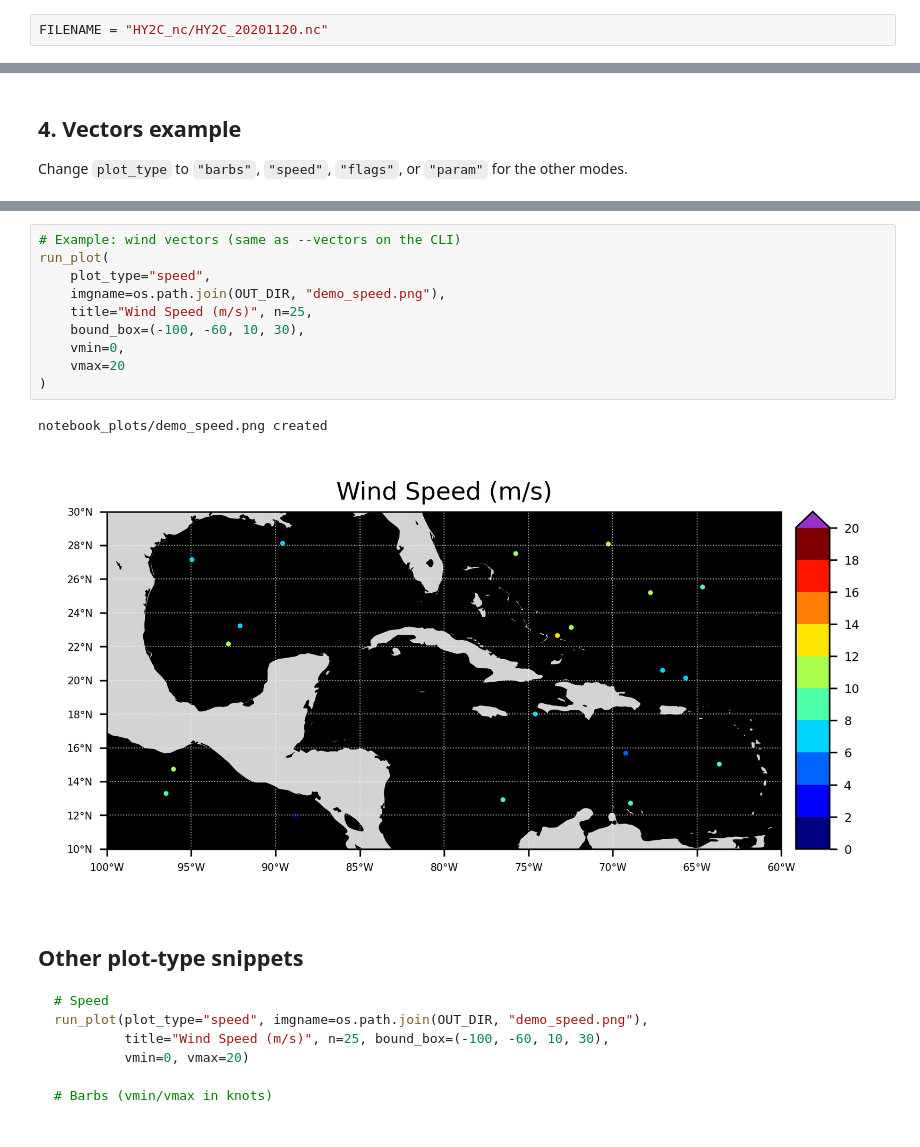
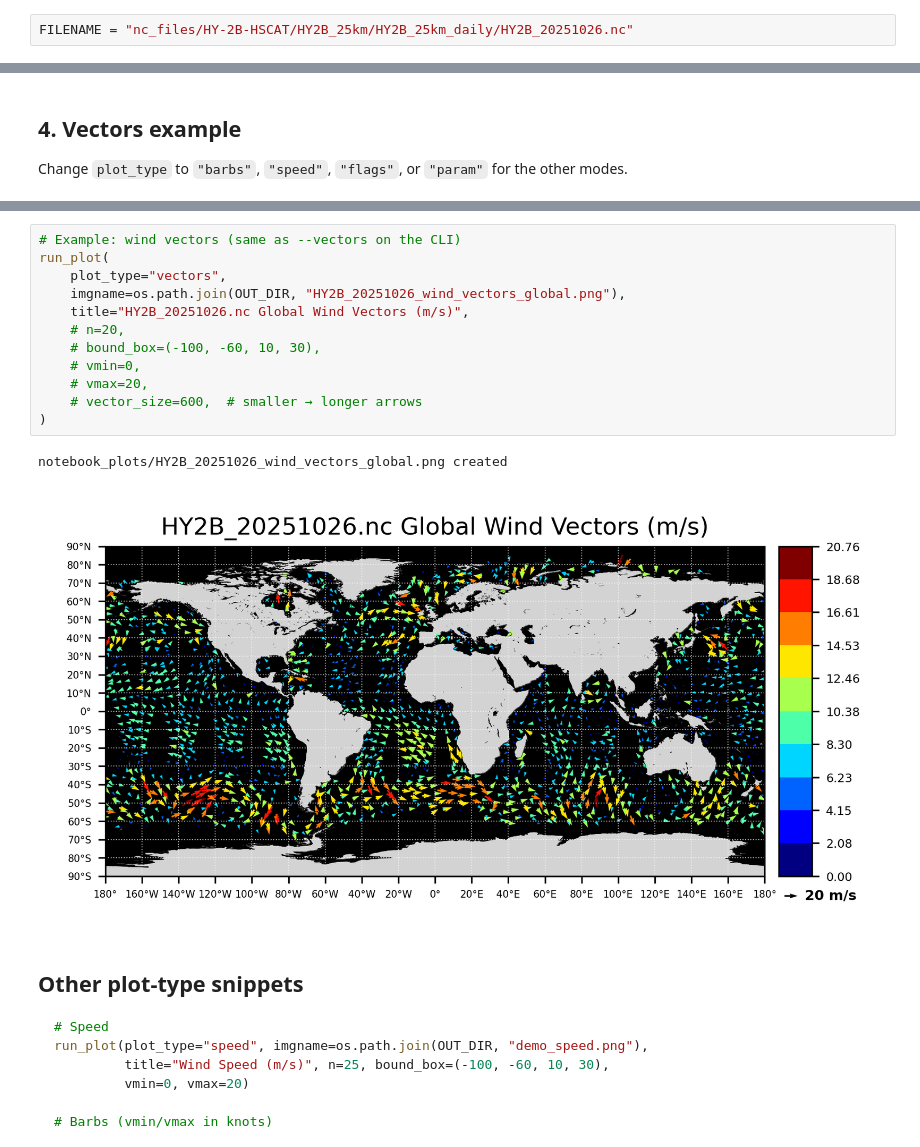
Before and after one commit to jasminemasopeh/modern_coaps_daily_swath, a Jupyter notebook: map_swath_data.ipynb, the cells around one changed output, grey strips where cells are left out. Cells and saved outputs as stored; diff of their text form.

Commit message:
updated the filename and run plot

```diff
--- a/map_swath_data.ipynb
+++ b/map_swath_data.ipynb
@@ -659,7 +659,7 @@ def read_file(filename, param_name=None):
 # %% [markdown]
 ## 3. Load data and helper
 # %%
-FILENAME = "HY2C_nc/HY2C_20201120.nc"
+FILENAME = "nc_files/HY-2B-HSCAT/HY2B_25km/HY2B_25km_daily/HY2B_20251026.nc"
 # %%
 assert os.path.isfile(FILENAME), f"Missing file: {FILENAME}"
 
@@ -746,16 +746,18 @@ notebook_plots/demo_vectors.png created
 # %%
 # Example: wind vectors (same as --vectors on the CLI)
 run_plot(
-    plot_type="speed",
-    imgname=os.path.join(OUT_DIR, "demo_speed.png"),
-    title="Wind Speed (m/s)", n=25,
-    bound_box=(-100, -60, 10, 30),
-    vmin=0,
-    vmax=20
+    plot_type="vectors",
+    imgname=os.path.join(OUT_DIR, "HY2B_20251026_wind_vectors_global.png"),
+    title="HY2B_20251026.nc Global Wind Vectors (m/s)",
+    # n=20,
+    # bound_box=(-100, -60, 10, 30),
+    # vmin=0,
+    # vmax=20,
+    # vector_size=600,  # smaller → longer arrows
 )
 # %% [output]
-notebook_plots/demo_speed.png created
+notebook_plots/HY2B_20251026_wind_vectors_global.png created
-[figure, old version]
+[figure, new version]
 # %% [markdown]
 ## Other plot-type snippets
 
```
Also changed, not shown: parts of 2 cells of this notebook, 2 other files.
